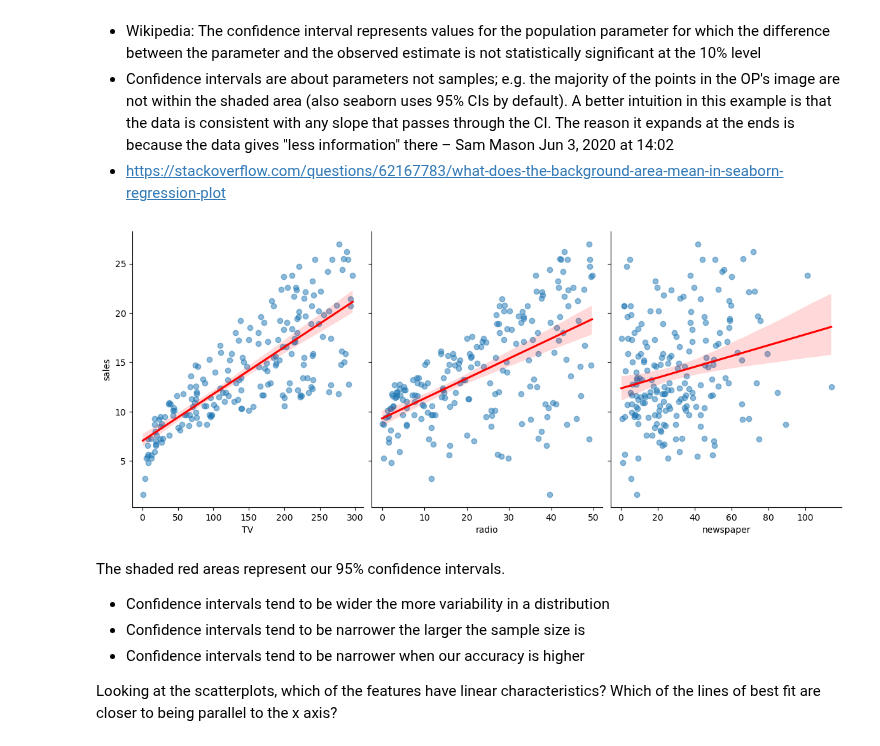
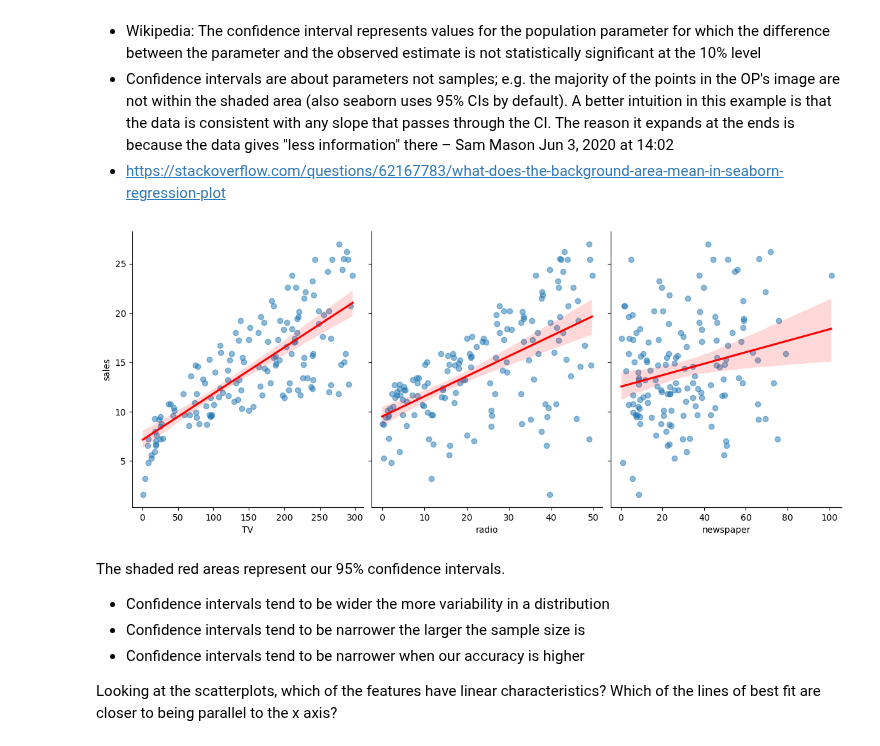
Before and after one commit to gitmystuff/DSChunks, a Jupyter notebook: Linear Regression.ipynb, the cells around one changed output. Cells and saved outputs as stored; diff of their text form; code cells hidden in the pictures.

```diff
--- a/Linear Regression.ipynb
+++ b/Linear Regression.ipynb
@@ -253,16 +253,16 @@ R-Squared: 0.8935163320163658
 # %%
 # scatter plots showing correlation
 # https://seaborn.pydata.org/tutorial/regression.html
 import pandas as pd
 import seaborn as sns
 
-sns.pairplot(data=advertising, x_vars=advertising[['TV', 'radio', 'newspaper']].columns, y_vars='sales',
+sns.pairplot(data=pd.concat([X_train, y_train], axis=1), x_vars=advertising[['TV', 'radio', 'newspaper']].columns, y_vars='sales',
              kind='reg',
              height=5,
              aspect=0.8,
              plot_kws={'line_kws':{'color':'red'}, 'scatter_kws': {'alpha': 0.5}});
 # %% [output]
-[figure, old version]
+[figure, new version]
 # %% [markdown]
 The shaded red areas represent our 95% confidence intervals.
 
```
